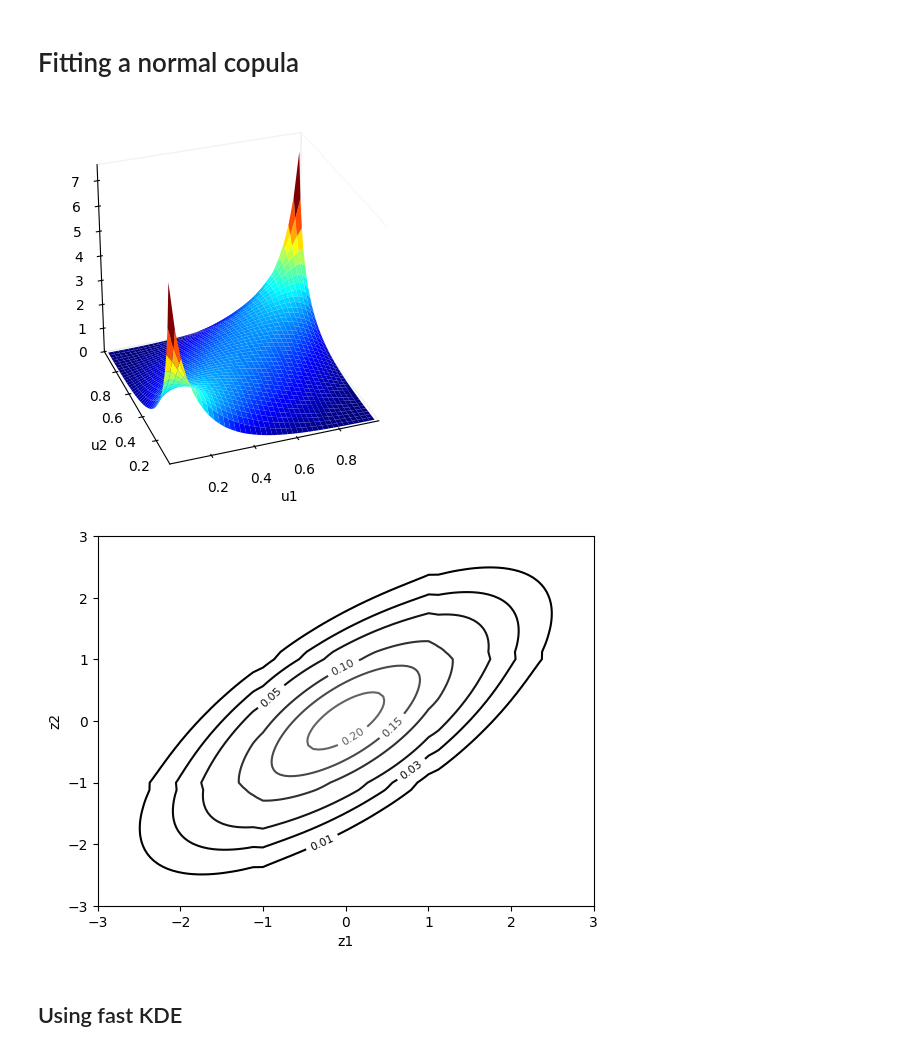
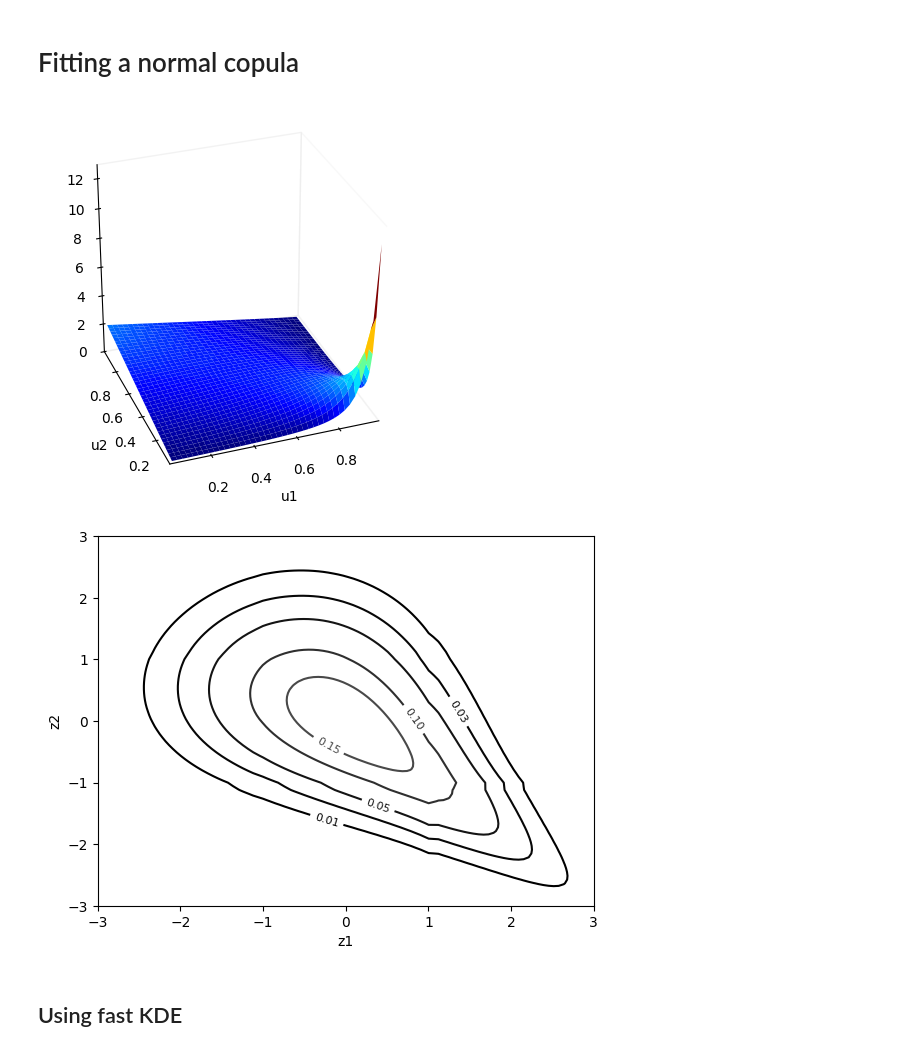
Before and after one commit to TY-Cheng/torchvinecopulib, a Jupyter notebook: examples/3_bicop_tll.ipynb, the cells around one changed output. Cells and saved outputs as stored; diff of their text form; code cells hidden in the pictures.

```diff
--- a/examples/3_bicop_tll.ipynb
+++ b/examples/3_bicop_tll.ipynb
@@ -23,20 +23,17 @@ CUDA available: True
 # %% [markdown]
 # Fitting a normal copula
 # %%
-rho = 0.7
+par = 1.1
 seeds = [0, 1, 2, 3, 4]
 n = 1000
-cop_true = pv.Bicop(
-    family=pv.gaussian,
-    parameters=np.array([[rho]]),
-)
+cop_true = pv.Bicop(family=pv.clayton, parameters=np.array([[par]]), rotation=90)
 cop_true.plot()
 cop_true.plot(type="contour", margin_type="norm")
 U = cop_true.simulate(n, seeds=seeds)
 U_tensor = torch.tensor(U, device=DEVICE)
 # %% [output]
-[figure, old version]
+[figure, new version]
-[figure, old version]
+[figure, new version]
 # %% [markdown]
 ## Using fast KDE
 # %%
```
Also changed, not shown: parts of 3 cells of this notebook, 1 other file.
